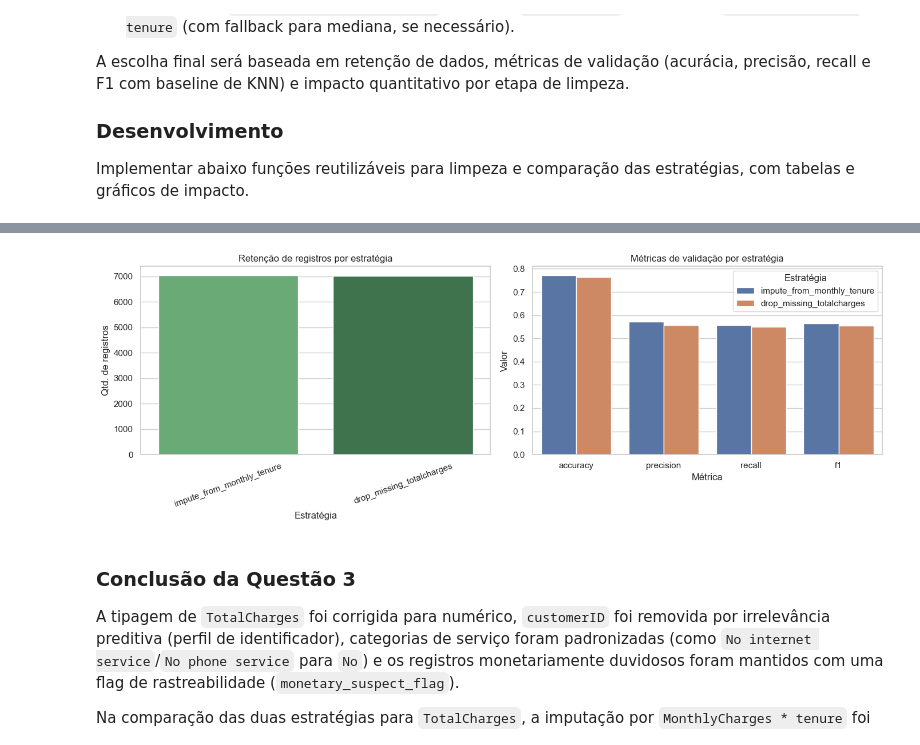
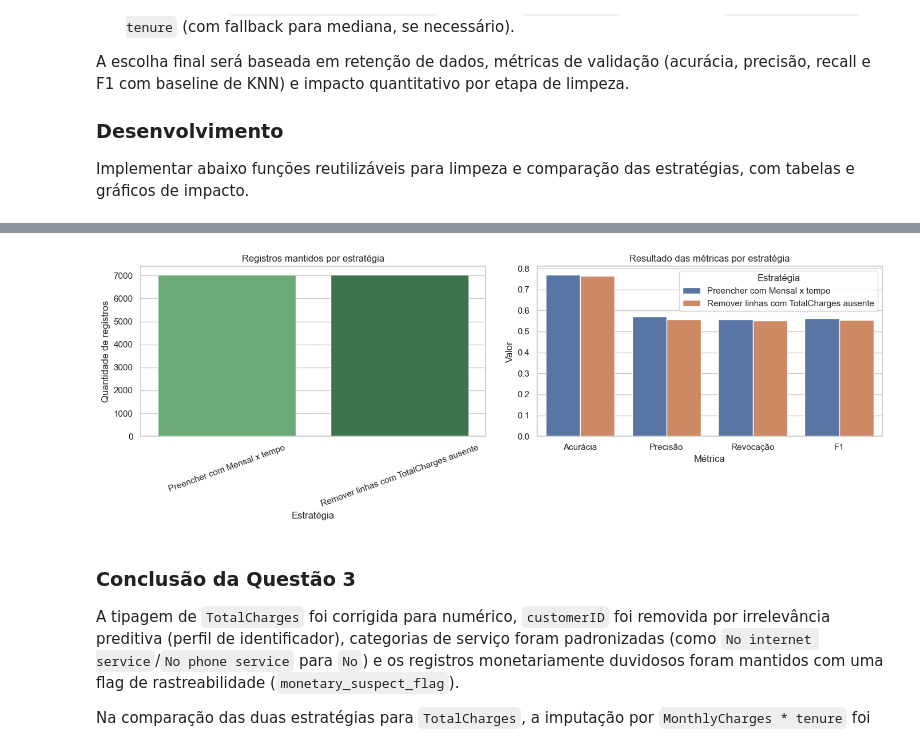
Before and after one commit to theduardomaciel/cc-cd, a Jupyter notebook: lista1/notebook.ipynb, the cells around one changed output, grey strips where cells are left out. Cells and saved outputs as stored; diff of their text form; code cells hidden in the pictures.

```diff
--- a/lista1/notebook.ipynb
+++ b/lista1/notebook.ipynb
@@ -632,7 +715,7 @@ def clean_telco_data(
         step_name='estado_inicial',
         before_shape=work_df.shape,
         after_shape=work_df.shape,
-        detail='Base original antes de limpeza.'
+        detail='Base original antes da limpeza.'
     )
 
     # 1) Padronização textual sem tratamento manual por linha
@@ -645,7 +728,7 @@ def clean_telco_data(
         step_name='padronizacao_textual',
         before_shape=before_shape,
         after_shape=work_df.shape,
-        detail='Remoção de espaços extras em colunas textuais.'
+        detail='Remoção de espaços extras em colunas de texto.'
     )
 
     # 2) Correção de tipagem de TotalCharges
@@ -656,7 +739,7 @@ def clean_telco_data(
         step_name='tipagem_totalcharges',
         before_shape=before_shape,
         after_shape=work_df.shape,
-        detail=f'TotalCharges convertida para numérico; ausências após conversão: {missing_after_conversion}.'
+        detail=f'TotalCharges convertida para número; ausências após conversão: {missing_after_conversion}.'
     )
 
     # 3) Estratégia para ausências em TotalCharges (comparação obrigatória)
@@ -670,9 +753,9 @@ def clean_telco_data(
             work_df.loc[missing_mask, 'MonthlyCharges'] * work_df.loc[missing_mask, 'tenure']
         )
         work_df['TotalCharges'] = work_df['TotalCharges'].fillna(work_df['TotalCharges'].median())
-        strategy_detail = 'TotalCharges ausente imputado por MonthlyCharges * tenure (fallback: mediana).'
+        strategy_detail = 'TotalCharges ausente preenchido por MonthlyCharges x tenure (fallback: mediana).'
     else:
-        raise ValueError("Estratégia inválida para TotalCharges.")
+        raise ValueError('Estratégia inválida para TotalCharges.')
 
     register_step(
         step_name='tratamento_totalcharges',
@@ -685,7 +768,7 @@ def clean_telco_data(
     before_shape = work_df.shape
     if 'customerID' in work_df.columns:
         work_df = work_df.drop(columns=['customerID'])
-        id_detail = 'Removida coluna customerID por alta cardinalidade e baixo valor preditivo direto.'
+        id_detail = 'Removida coluna customerID por alta cardinalidade e baixo valor preditivo.'
     else:
         id_detail = 'customerID já não estava presente.'
     register_step(
@@ -756,7 +839,7 @@ def clean_telco_data(
 
     if flag_monetary_suspects:
         work_df['monetary_suspect_flag'] = monetary_suspect_mask.astype(int)
-        suspect_detail = 'Registros suspeitos mantidos com flag para rastreabilidade.'
+        suspect_detail = 'Registros suspeitos mantidos com sinalizador para rastreio.'
     else:
         work_df = work_df.loc[~monetary_suspect_mask].copy()
         suspect_detail = 'Registros suspeitos removidos da base.'
@@ -766,7 +849,7 @@ def clean_telco_data(
         before_shape=before_shape,
         after_shape=work_df.shape,
         detail=(
-            f'Limite erro absoluto monetário: {error_upper:.4f}; suspeitos: {monetary_suspects_abs}. '
+            f'Limite de erro monetário: {error_upper:.4f}; suspeitos: {monetary_suspects_abs}. '
             + suspect_detail
         )
     )
@@ -864,47 +947,101 @@ comparison_df = pd.DataFrame([
     {'strategy': 'impute_from_monthly_tenure', **metrics_impute}
 ]).sort_values(by=['f1', 'rows_used'], ascending=[False, False]).reset_index(drop=True)
 
+strategy_name_map = {
+    'drop_missing_totalcharges': 'Remover linhas com TotalCharges ausente',
+    'impute_from_monthly_tenure': 'Preencher com Mensal x tempo'
+}
+comparison_df['estrategia'] = comparison_df['strategy'].map(strategy_name_map)
+
 best_strategy = comparison_df.loc[0, 'strategy']
 q3_clean_df = clean_impute_df.copy() if best_strategy == 'impute_from_monthly_tenure' else clean_drop_df.copy()
 q3_report = report_impute if best_strategy == 'impute_from_monthly_tenure' else report_drop
 
-print('Comparação das estratégias de limpeza para TotalCharges:')
-display(comparison_df)
+comparison_view = comparison_df[[
+    'estrategia', 'rows_used', 'cols_used', 'accuracy', 'precision', 'recall', 'f1', 'runtime_sec'
+]].rename(columns={
+    'estrategia': 'Estratégia',
+    'rows_used': 'Registros usados',
+    'cols_used': 'Colunas usadas',
+    'accuracy': 'Acurácia',
+    'precision': 'Precisão',
+    'recall': 'Revocação',
+    'f1': 'F1',
+    'runtime_sec': 'Tempo (s)'
+})
 
-print('Impacto quantitativo por etapa - estratégia drop:')
-display(report_drop['step_impact_table'])
+print('Comparação das estratégias para TotalCharges:')
+display(comparison_view)
 
-print('Impacto quantitativo por etapa - estratégia imputação:')
-display(report_impute['step_impact_table'])
+print('Impacto por etapa - estratégia 1 (remoção):')
+display(report_drop['step_impact_table'].rename(columns={
+    'etapa': 'Etapa',
+    'linhas_antes': 'Linhas antes',
+    'linhas_depois': 'Linhas depois',
+    'linhas_removidas': 'Linhas removidas',
+    'linhas_removidas_pct': 'Linhas removidas (%)',
+    'colunas_antes': 'Colunas antes',
+    'colunas_depois': 'Colunas depois',
+    'colunas_removidas': 'Colunas removidas',
+    'colunas_adicionadas': 'Colunas adicionadas',
+    'variacao_colunas': 'Variação de colunas',
+    'detalhe': 'Detalhe'
+}))
+
+print('Impacto por etapa - estratégia 2 (preenchimento):')
+display(report_impute['step_impact_table'].rename(columns={
+    'etapa': 'Etapa',
+    'linhas_antes': 'Linhas antes',
+    'linhas_depois': 'Linhas depois',
+    'linhas_removidas': 'Linhas removidas',
+    'linhas_removidas_pct': 'Linhas removidas (%)',
+    'colunas_antes': 'Colunas antes',
+    'colunas_depois': 'Colunas depois',
+    'colunas_removidas': 'Colunas removidas',
+    'colunas_adicionadas': 'Colunas adicionadas',
+    'variacao_colunas': 'Variação de colunas',
+    'detalhe': 'Detalhe'
+}))
 
 print('Categorias raras agrupadas (estratégia escolhida):')
 if q3_report['rare_category_table'].empty:
     print('Nenhuma categoria rara agrupada no limiar definido.')
 else:
-    display(q3_report['rare_category_table'])
+    display(q3_report['rare_category_table'].rename(columns={
+        'coluna': 'Coluna',
+        'qtd_categorias_agrupadas': 'Categorias agrupadas (qtd)',
+        'threshold_pct': 'Limiar (%)'
+    }))
 
 print('Resumo da estratégia escolhida:')
-print(f"- Estratégia vencedora: {best_strategy}")
+print(f"- Estratégia vencedora: {strategy_name_map.get(best_strategy, best_strategy)}")
 print(f"- Formato final da base limpa: {q3_report['final_shape']}")
 print(f"- Registros monetários suspeitos sinalizados: {q3_report['monetary_suspects_abs']} ({q3_report['monetary_suspects_pct']}%)")
 
 # Gráficos de comparação para sustentar decisão
 fig, axes = plt.subplots(1, 2, figsize=(14, 5))
 
-sns.barplot(data=comparison_df, x='strategy', y='rows_used', ax=axes[0], palette='Greens_d')
-axes[0].set_title('Retenção de registros por estratégia')
+sns.barplot(data=comparison_df, x='estrategia', y='rows_used', ax=axes[0], palette='Greens_d')
+axes[0].set_title('Registros mantidos por estratégia')
 axes[0].set_xlabel('Estratégia')
-axes[0].set_ylabel('Qtd. de registros')
+axes[0].set_ylabel('Quantidade de registros')
 axes[0].tick_params(axis='x', rotation=20)
 
 metric_plot_df = comparison_df.melt(
-    id_vars='strategy',
+    id_vars='estrategia',
     value_vars=['accuracy', 'precision', 'recall', 'f1'],
     var_name='metrica',
     value_name='valor'
 )
-sns.barplot(data=metric_plot_df, x='metrica', y='valor', hue='strategy', ax=axes[1])
-axes[1].set_title('Métricas de validação por estratégia')
+metric_name_map = {
+    'accuracy': 'Acurácia',
+    'precision': 'Precisão',
+    'recall': 'Revocação',
+    'f1': 'F1'
+}
+metric_plot_df['metrica'] = metric_plot_df['metrica'].map(metric_name_map)
+sns.barplot(data=metric_plot_df, x='metrica', y='valor', hue='estrategia', ax=axes[1])
+axes[1].set_title('Resultado das métricas por estratégia')
 axes[1].set_xlabel('Métrica')
 axes[1].set_ylabel('Valor')
 axes[1].legend(title='Estratégia')
@@ -943,6 +1080,6 @@ Resumo da estratégia escolhida:
 - Formato final da base limpa: (7043, 21)
 - Registros monetários suspeitos sinalizados: 365 (5.18%)
-[figure, old version]
+[figure, new version]
 # %% [markdown]
 ### Conclusão da Questão 3
 A tipagem de `TotalCharges` foi corrigida para numérico, `customerID` foi removida por irrelevância preditiva (perfil de identificador), categorias de serviço foram padronizadas (como `No internet service`/`No phone service` para `No`) e os registros monetariamente duvidosos foram mantidos com uma flag de rastreabilidade (`monetary_suspect_flag`).
```
Also changed, not shown: parts of 6 cells of this notebook.
